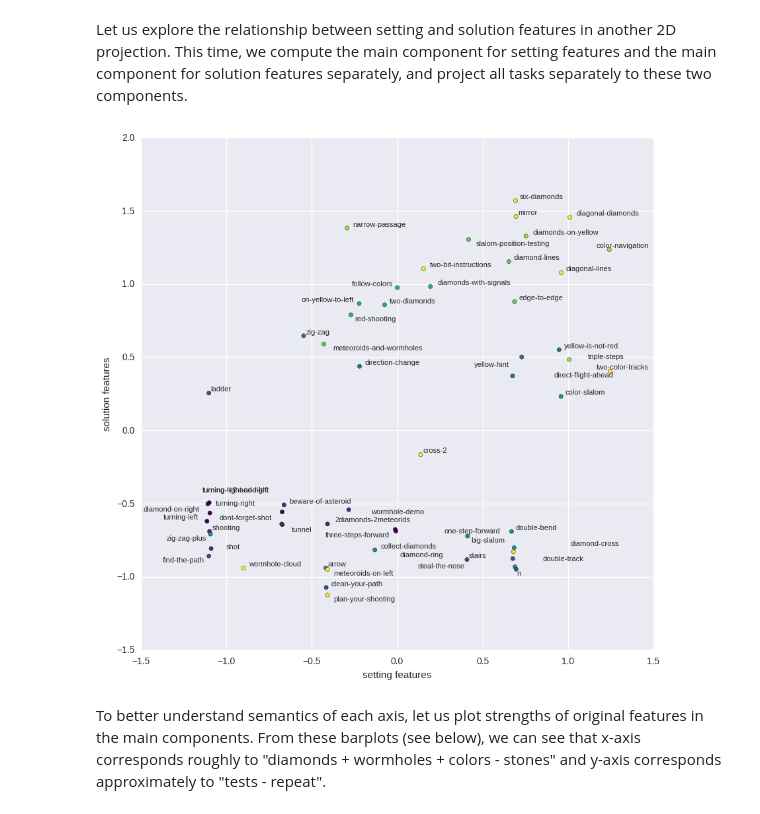
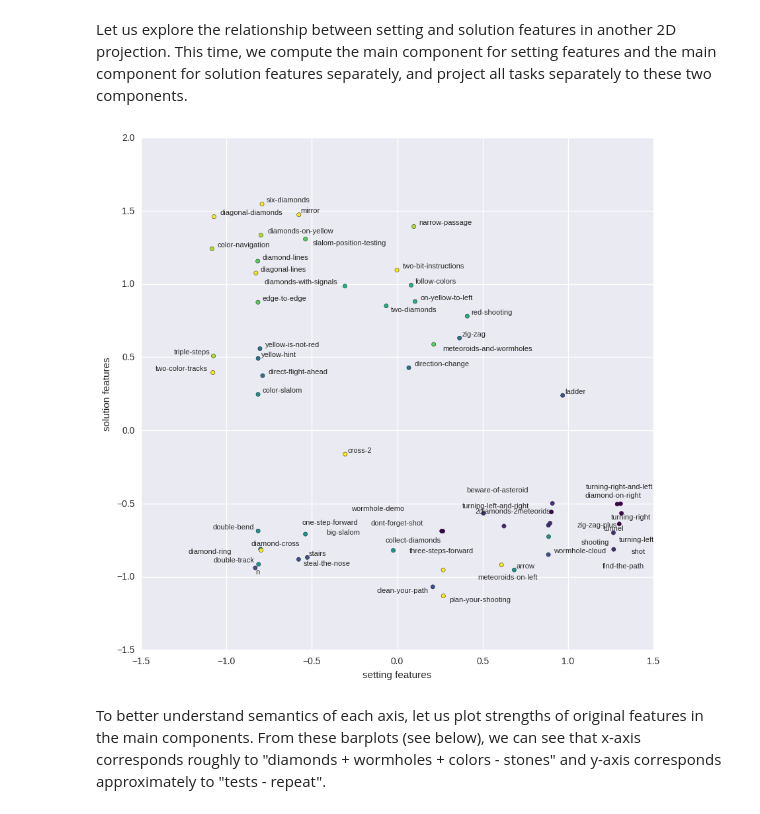
Before and after one commit to adaptive-learning/flocs-analyses, a Jupyter notebook: item_similarity/item_similarity_robomission.ipynb, the cells around one changed output. Cells and saved outputs as stored; diff of their text form; code cells hidden in the pictures.

```diff
--- a/item_similarity/item_similarity_robomission.ipynb
+++ b/item_similarity/item_similarity_robomission.ipynb
@@ -185,0 +183,38 @@ all_features.head()
+# %%
+def get_feature_df(which_features='setting+solution', transform=''):
+    """Create a DataFrame with selected and transformed featrues.
+
+    Args:
+        features:
+            'setting': to include setting features only
+            'solution': to include solution features only
+            'setting+solution': to include all features
+        transform:
+            'bin' to binarize features,
+            'log' to logaritmize them,
+            'z-score' to z-normalize them
+            None: no transform (full counts/numbers)
+    """
+    # select features
+    feature_names = []
+    if 'setting' in which_features.split('+'):
+        feature_names += SETTING_FEATURES
+    if 'solution' in which_features.split('+'):
+        feature_names += SOLUTION_FEATURES
+    features = RAW_FEATURES[feature_names].copy()
+    # apply transformations
+    if 'log' in transform.split('+'):
+        features = features.apply(lambda s: np.log(s + 1))
+    if 'bin' in transform.split('+'):
+        features = features.apply(lambda s: 0 + (s > 0))
+    if 'zscore' in transform.split('+'):
+        features = features.apply(lambda s: (s - s.mean())/s.std(ddof=0))
+    if 'range' in transform.split('+'):
+        features = features.apply(lambda s: s / s.max())
+    return features
+
+# examples:
+setting_features = get_feature_df(which_features='setting', transform='')
+solution_features = get_feature_df(which_features='solution', transform='log')
+all_features = get_feature_df(which_features='setting+solution', transform='log+range')
+all_features.head()
@@ -239,24 +334,26 @@ TSNE(angle=0.5, early_exaggeration=4.0, init='random', learning_rate=200,
 # %% [markdown]
 Let us explore the relationship between setting and solution features in another 2D projection. This time, we compute the main component for setting features and the main component for solution features separately, and project all tasks separately to these two components.
 # %%
+setting_features = get_feature_df(which_features='setting', transform='bin')
 setting_model = PCA(n_components=1)
 setting_emb = setting_model.fit_transform(setting_features)
+solution_features = get_feature_df(which_features='solution', transform='bin')
 solution_model = PCA(n_components=1)
 solution_emb = solution_model.fit_transform(solution_features)
 emb = pd.DataFrame({'x': setting_emb.flatten(), 'y': solution_emb.flatten()})
 n = len(emb)
 x = emb.x + np.random.normal(scale=0.01, size=n)
 y = emb.y + np.random.normal(scale=0.01, size=n)
 colors = [get_level(task, norm=True) for task in tasks]
 plt.figure(figsize=(10, 10))
 plt.scatter(x, y, c=colors, cmap=plt.get_cmap('viridis'))
 labels = [plt.text(x[i], y[i], tasks[i].task_id, size=8) for i in range(n)]
 adjust_text(labels)
 plt.xlabel('setting features')
 plt.ylabel('solution features')
 plt.show()
 # %% [output]
-[figure, old version]
+[figure, new version]
 # %% [markdown]
 To better understand semantics of each axis, let us plot strengths of original features in the main components. From these barplots (see below), we can see that x-axis corresponds roughly to "diamonds + wormholes + colors - stones" and y-axis corresponds approximately to "tests - repeat".
 # %%
```
Also changed, not shown: parts of 26 cells of this notebook.
